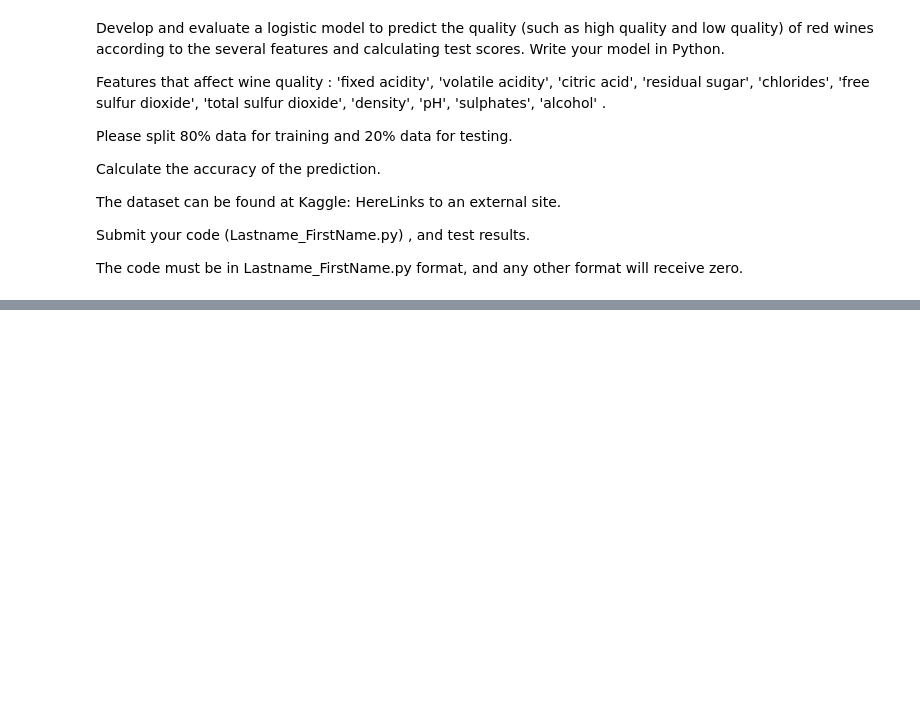
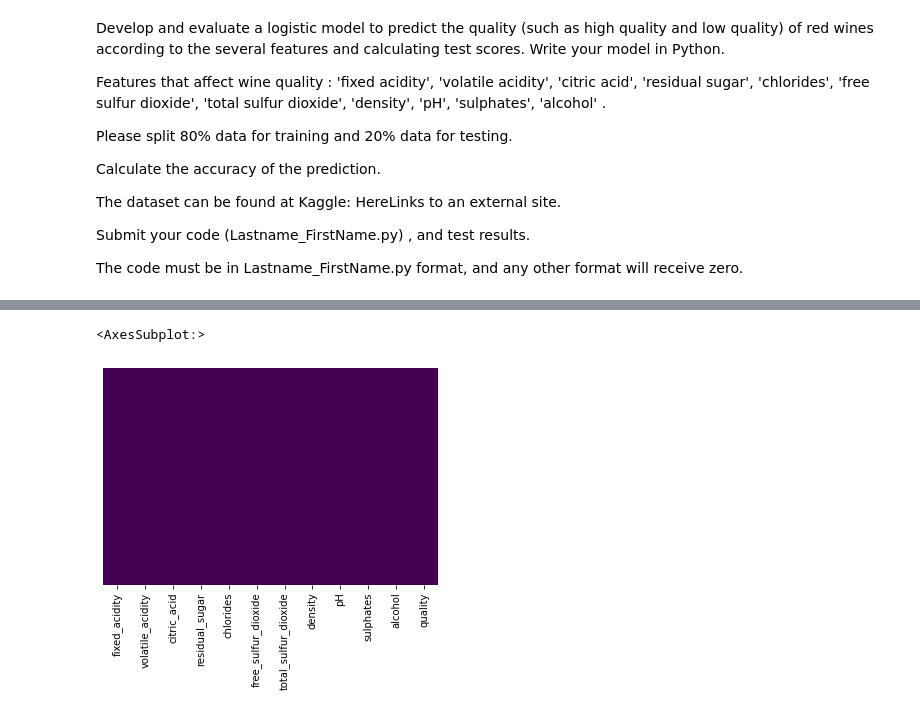
Before and after one commit to rghimre3/INFO5505_Machine_Learning_for-_Data_Scientist, a Jupyter notebook: Ghimire_ramesh_PY.ipynb, the cells around one changed output, grey strips where cells are left out. Drawn from its saved outputs; the diff is of its cells as text; code cells hidden in the pictures; blank space fills up the shorter version.

```diff
--- a/Ghimire_ramesh_PY.ipynb
+++ b/Ghimire_ramesh_PY.ipynb
@@ -22,0 +32,4 @@ The code must be in Lastname_FirstName.py format, and any other format will rece
+# %%
+
+#reading the data from gitlab
+df=pd.read_csv("https://raw.githubusercontent.com/rghimre3/INFO5505_Machine_Learning_for_Data_Scientist/main/winequality-red.csv")
@@ -22,0 +140,2 @@ The code must be in Lastname_FirstName.py format, and any other format will rece
+# %%
+df.columns = ( 'fixed_acidity', 'volatile_acidity', 'citric_acid','residual_sugar', 'chlorides', 'free_sulfur_dioxide','total_sulfur_dioxide', 'density', 'pH', 'sulphates', 'alcohol','quality')
@@ -22,0 +151,5 @@ The code must be in Lastname_FirstName.py format, and any other format will rece
+# %%
+sns.heatmap(df.isnull(),yticklabels=False,cbar=False,cmap='viridis')
+# %% [output]
+<AxesSubplot:>
+[figure, added]
```
Also changed, not shown: parts of 24 cells of this notebook.
